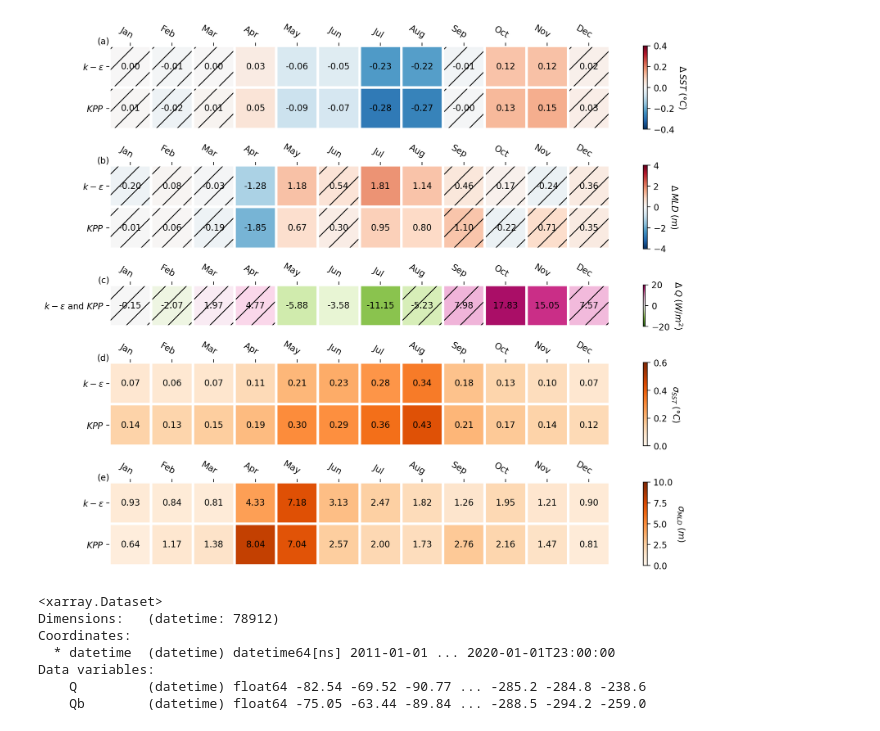
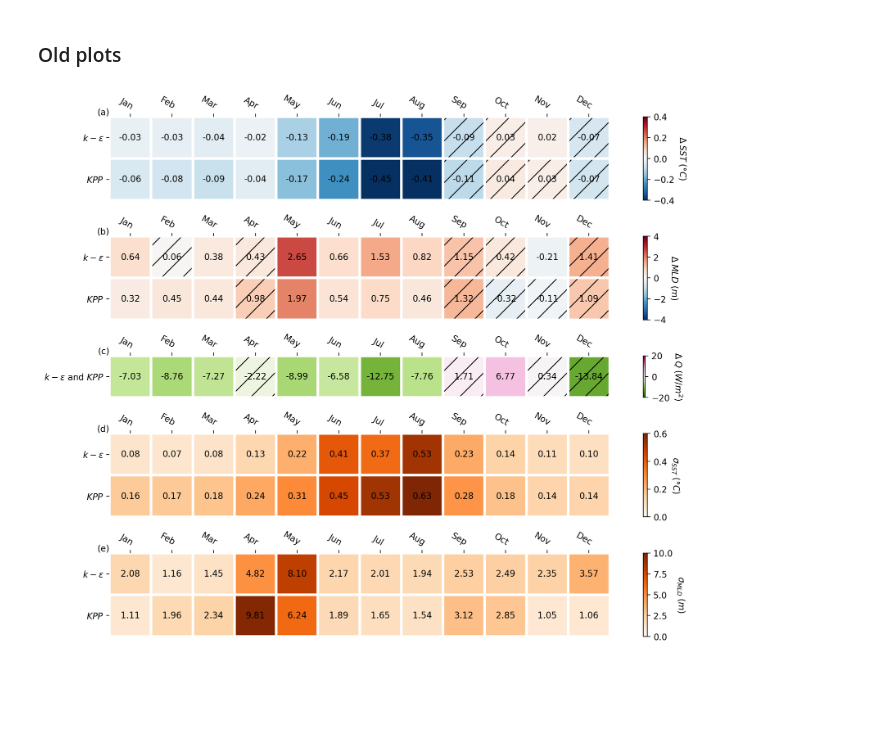
Before and after one commit to jiarong-wu/mlflux, a Jupyter notebook: gotm/Eval6-figure.ipynb, the cells around one changed output. Cells and saved outputs as stored; diff of their text form; code cells hidden in the pictures; blank space fills up the shorter version.

```diff
--- a/gotm/Eval6-figure.ipynb
+++ b/gotm/Eval6-figure.ipynb
@@ -7,7 +6,7 @@ import numpy as np
 %load_ext autoreload
 %autoreload 3
 # %%
-dir = '/scratch/jw8736/gotm/ensem/2011-01-01_2020-01-01/'
+dir = '/scratch/jw8736/gotm/ensem/2011-01-01_2020-01-01_heat/'
 years = (2011,2012,2015,2016)
 num1 = {'flux': 'Bulk', 'method': 'kepsilon', 'MINUTE': 10}
 num2 = {'flux': 'Bulk', 'method': 'kpp', 'MINUTE': 10}
@@ -41,8 +253,25 @@ FileNotFoundError: [Errno 2] No such file or directory: b'/scratch/jw8736/gotm/e
+# %% [markdown]
+### Old plots
 # %%
+from mlflux.eval import heatmap, annotate_heatmap
+
 # Together
-fig, axes = plt.subplots(5, 1, figsize=[12,9], dpi=200, height_ratios=[2,2,1,2,2], sharex=True)
-biases = [bias1, bias2]
+fig, axes = plt.subplots(5, 1, figsize=[12,9], dpi=200, height_ratios=[1,2,2,2,2], sharex=True)
+biases = [bias1, bias3]
 row_labels = ['$k-\epsilon$', '$KPP$']
+
+# Q
+row_labels = ['$k-\epsilon$ and $KPP$']
+ax = axes[2]; option = 'Q_diffs'
+yaver_bias = getattr(biases[0], option).mean(axis=0)
+sign_agree = biases[0].checksigns(option)
+yaver_bias = np.array(yaver_bias).reshape(1,-1); sign_agree = np.array(sign_agree).reshape(1,-1)
+im, cbar = heatmap(yaver_bias, row_labels, col_labels, ax=ax, vmax=20, vmin=-20, cmap='PiYG_r',
+                   cbar_kw=None, cbarlabel=r"$\Delta \: Q \; (W/m^2)$")
+texts = annotate_heatmap(im, data=yaver_bias, valfmt="{x:.2f}", textcolors=("white", "black"), threshold=-20)
+for (i, j), sign in np.ndenumerate(sign_agree):
+    if sign == 0:  # Apply hatching to cells where sign_agree is 0
+        ax.add_patch(plt.Rectangle((j-0.5, i-0.5), 1, 1, fill=False, hatch='/'))  # Diagonal forward hatch
 
 # SST
 col_labels = ['Jan', 'Feb', 'Mar', 'Apr', 'May', 'Jun', 'Jul', 'Aug', 'Sep', 'Oct', 'Nov', 'Dec']
@@ -67,45 +296,33 @@ im, cbar = heatmap(yaver_bias, row_labels, col_labels, ax=ax, vmax=4, vmin=-4, c
 texts = annotate_heatmap(im, data=yaver_bias, valfmt="{x:.2f}", textcolors=("white", "black"), threshold=-5)
 for (i, j), sign in np.ndenumerate(sign_agree):
     if sign == 0:  # Apply hatching to cells where sign_agree is 0
         ax.add_patch(plt.Rectangle((j-0.5, i-0.5), 1, 1, fill=False, hatch='/'))  # Diagonal forward hatch
 
-# Q
-row_labels = ['$k-\epsilon$ and $KPP$']
-ax = axes[2]; option = 'Q_diffs'
-yaver_bias = getattr(bias1, option).mean(axis=0)
-sign_agree = bias1.checksigns(option)
-yaver_bias = np.array(yaver_bias).reshape(1,-1); sign_agree = np.array(sign_agree).reshape(1,-1)
-im, cbar = heatmap(yaver_bias, row_labels, col_labels, ax=ax, vmax=20, vmin=-20, cmap='PiYG_r',
-                   cbar_kw=None, cbarlabel=r"$\Delta \: Q \; (W/m^2)$")
-texts = annotate_heatmap(im, data=yaver_bias, valfmt="{x:.2f}", textcolors=("white", "black"), threshold=-20)
-for (i, j), sign in np.ndenumerate(sign_agree):
-    if sign == 0:  # Apply hatching to cells where sign_agree is 0
-        ax.add_patch(plt.Rectangle((j-0.5, i-0.5), 1, 1, fill=False, hatch='/'))  # Diagonal forward hatch
 
 ########## Stochastic ###########
-stochs = [stoch1, stoch2]
+stochs = [stoch1, stoch3]
 row_labels = ['$k-\epsilon$', '$KPP$']
 col_labels = ['Jan', 'Feb', 'Mar', 'Apr', 'May', 'Jun', 'Jul', 'Aug', 'Sep', 'Oct', 'Nov', 'Dec']
 
 # SST spread
 ax = axes[3]; option = 'SST_stds'
 yaver_stds = np.array([getattr(stoch, option).mean(axis=0) for stoch in stochs])
 im, cbar = heatmap(yaver_stds, row_labels, col_labels, ax=ax, vmax=0.6, vmin=0, cmap='Oranges',
                    cbar_kw=None, cbarlabel=r"$\sigma_{SST} \; (\degree C)$")
 texts = annotate_heatmap(im, data=yaver_stds, valfmt="{x:.2f}", textcolors=("white", "black"), threshold=-20)
 
 # MLD spread
 ax = axes[4]; option = 'MLD_stds'
 yaver_stds = np.array([getattr(stoch, option).mean(axis=0) for stoch in stochs])
 im, cbar = heatmap(yaver_stds, row_labels, col_labels, ax=ax, vmax=10, vmin=0, cmap='Oranges',
                    cbar_kw=None, cbarlabel=r"$\sigma_{MLD} \; (m)$")
 texts = annotate_heatmap(im, data=yaver_stds, valfmt="{x:.2f}", textcolors=("white", "black"), threshold=-20)
 
 flabels = ['(a)','(b)','(c)','(d)','(e)']
 for i in range(len(axes)):
     axes[i].text(0., 1., flabels[i], transform=axes[i].transAxes, fontsize=10, verticalalignment='bottom', horizontalalignment='right')
 
 plt.tight_layout()
-plt.savefig(f'../plots/heatmap_together.png', bbox_inches='tight')
+# plt.savefig(f'../plots/heatmap_together.png', bbox_inches='tight')
 # %% [output]
-[figure, old version]
+[figure, new version]
@@ -134,11 +328,0 @@ df = read_vars (path=dir, files=files, datetimeformat='%Y-%m-%d %H:%M:%S')
-# %%
-ds = df.set_index('datetime').to_xarray()
-ds
-# %% [output]
-<xarray.Dataset>
-Dimensions:   (datetime: 78912)
-Coordinates:
-  * datetime  (datetime) datetime64[ns] 2011-01-01 ... 2020-01-01T23:00:00
-Data variables:
-    Q         (datetime) float64 -82.54 -69.52 -90.77 ... -285.2 -284.8 -238.6
-    Qb        (datetime) float64 -75.05 -63.44 -89.84 ... -288.5 -294.2 -259.0
```
Also changed, not shown: parts of 12 cells of this notebook, 17 other files.
